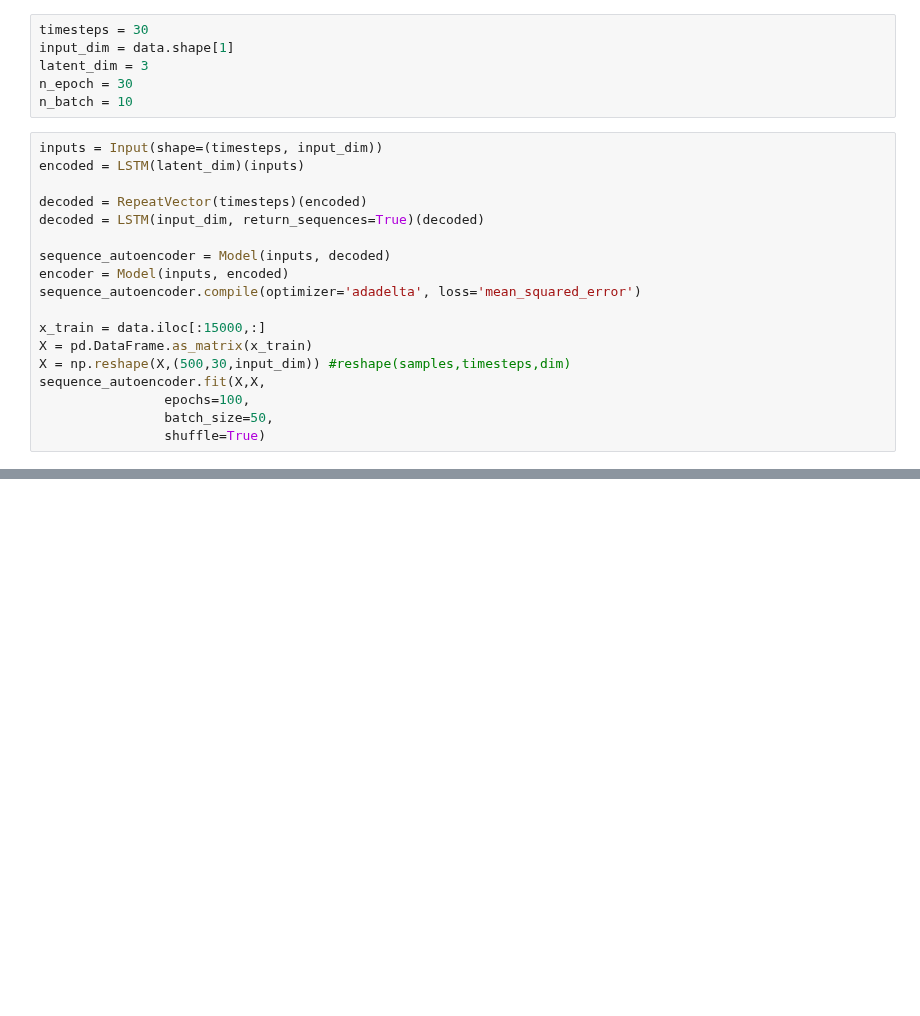
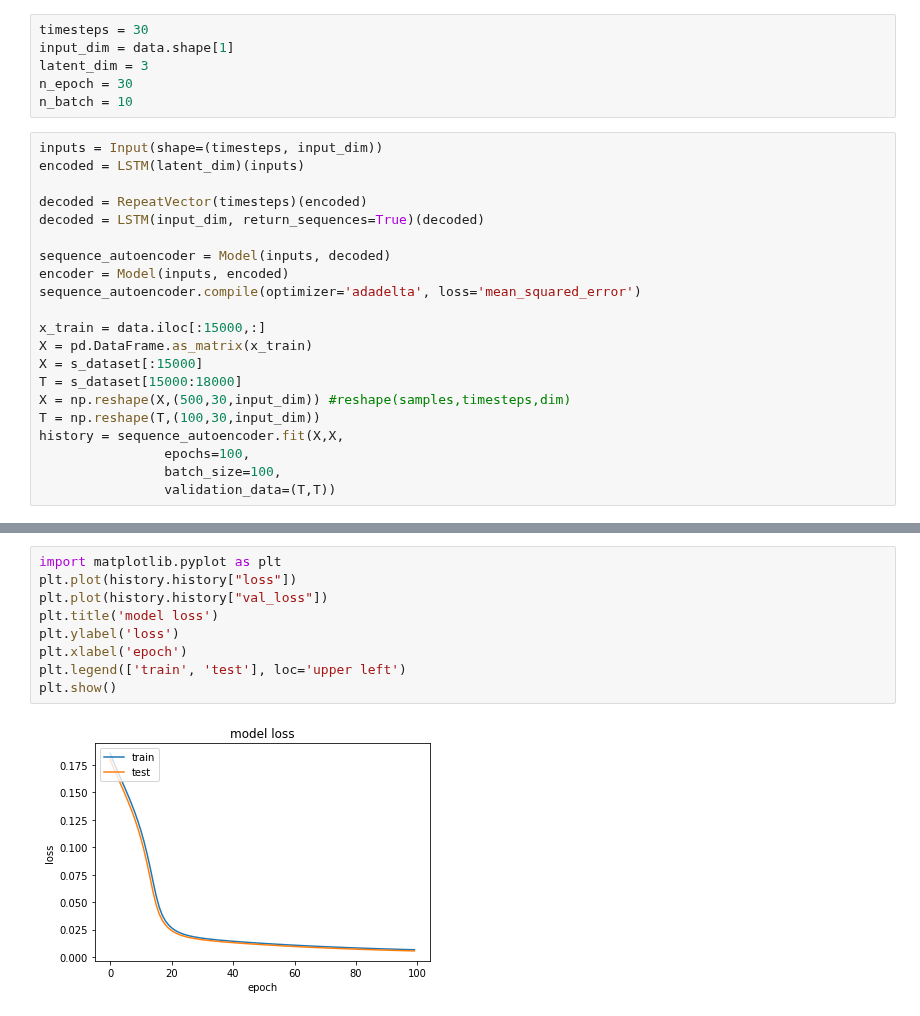
Before and after one commit to binli826/LSTM-Autoencoders, a Jupyter notebook: LSTM-Autoencoder.ipynb, the cells around one changed output, grey strips where cells are left out. Cells and saved outputs as stored; diff of their text form; blank space fills up the shorter version.

```diff
--- a/LSTM-Autoencoder.ipynb
+++ b/LSTM-Autoencoder.ipynb
@@ -33,9 +56,12 @@ sequence_autoencoder.compile(optimizer='adadelta', loss='mean_squared_error')
 
 x_train = data.iloc[:15000,:]
 X = pd.DataFrame.as_matrix(x_train)
+X = s_dataset[:15000]
+T = s_dataset[15000:18000]
 X = np.reshape(X,(500,30,input_dim)) #reshape(samples,timesteps,dim)
-sequence_autoencoder.fit(X,X,
+T = np.reshape(T,(100,30,input_dim))
+history = sequence_autoencoder.fit(X,X,
                 epochs=100,
-                batch_size=50,
-                shuffle=True)
+                batch_size=100,
+                validation_data=(T,T))
 # %% [output]
@@ -60 +85,12 @@ Epoch 100/100
+# %%
+import matplotlib.pyplot as plt
+plt.plot(history.history["loss"])
+plt.plot(history.history["val_loss"])
+plt.title('model loss')
+plt.ylabel('loss')
+plt.xlabel('epoch')
+plt.legend(['train', 'test'], loc='upper left')
+plt.show()
+# %% [output]
+[figure, added]
 # %%
```
Also changed, not shown: parts of 10 cells of this notebook, 1 other file.
